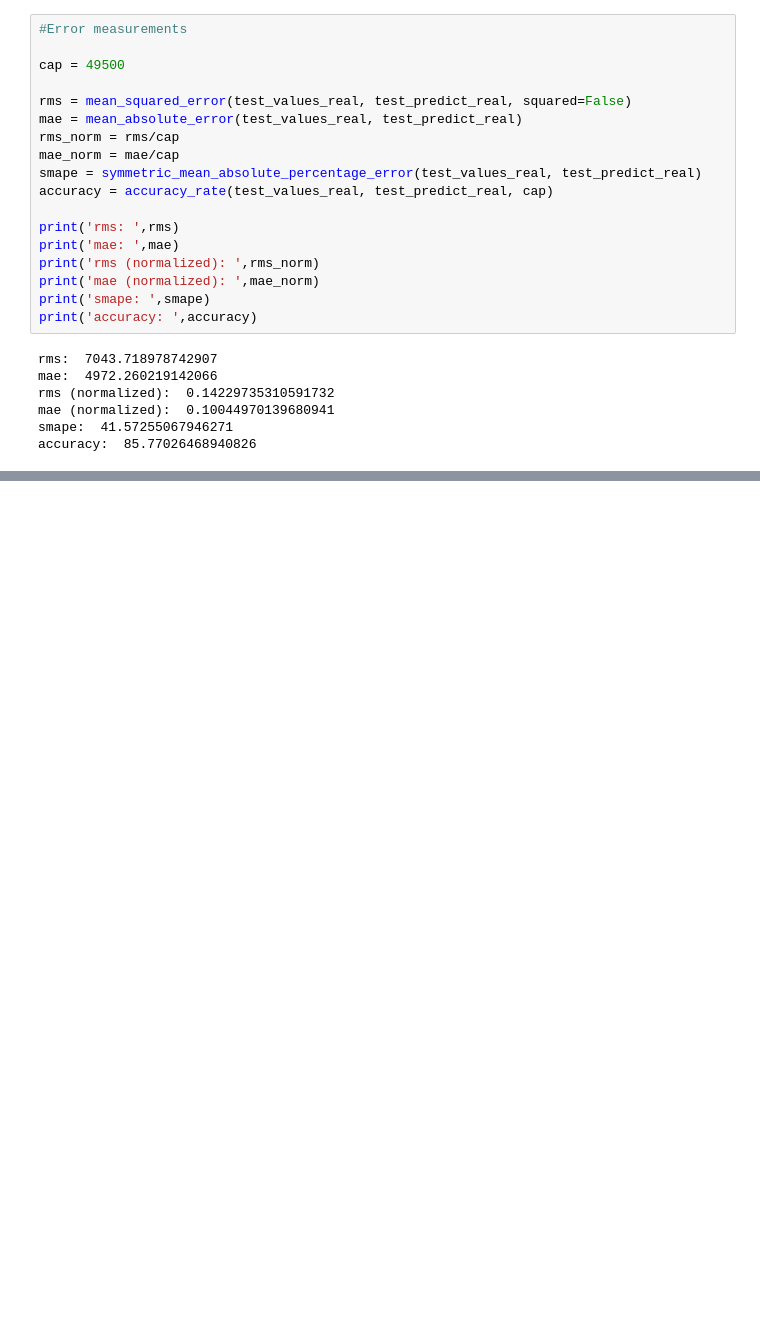
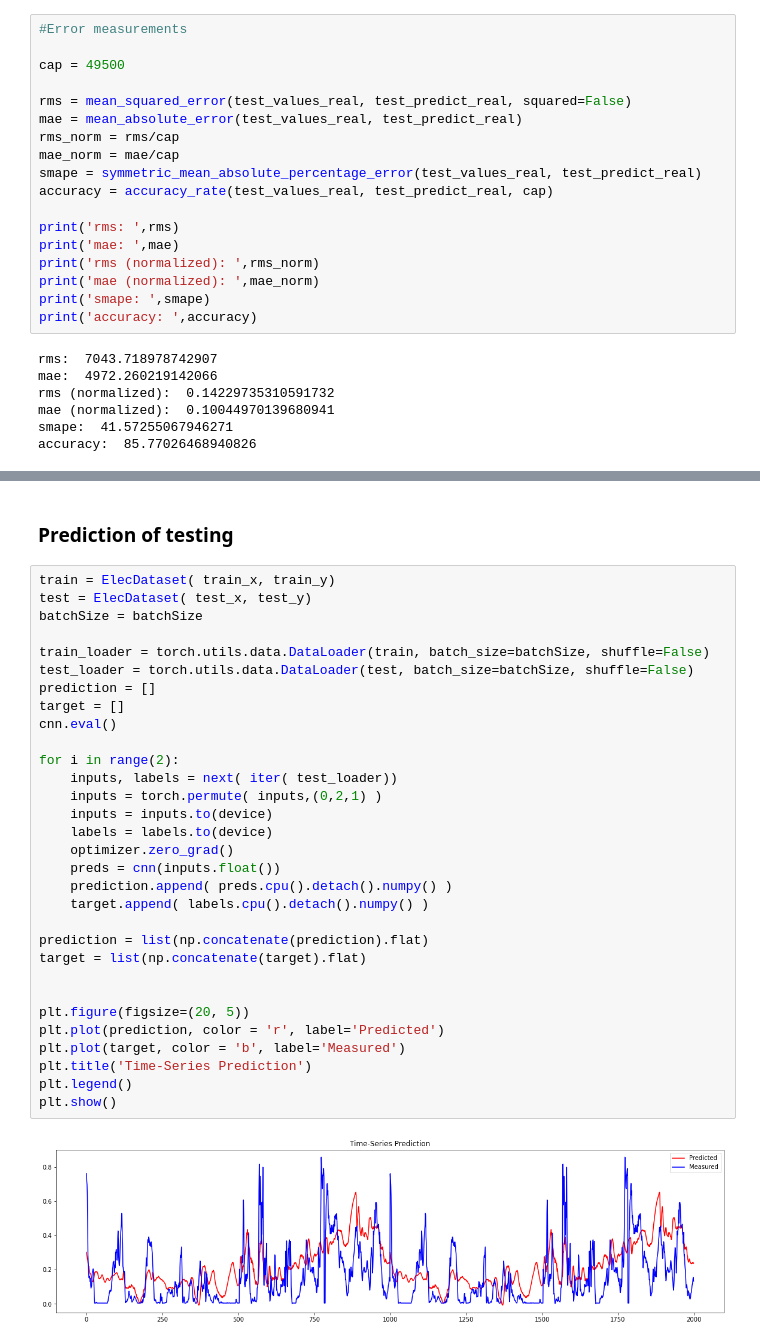
Before and after one commit to tamas-paulik/WindPower_Estimation, a Jupyter notebook: Wind_Power_Prediction_WindGurus.ipynb, the cells around one changed output, grey strips where cells are left out. Saved outputs shown, nothing was run; the diff lists cells and outputs as text; blank space fills up the shorter version.

```diff
--- a/Wind_Power_Prediction_WindGurus.ipynb
+++ b/Wind_Power_Prediction_WindGurus.ipynb
@@ -2118,0 +2378,35 @@ CNN Model code should go here
+# %% [markdown]
+### Prediction of testing
+# %%
+train = ElecDataset( train_x, train_y)
+test = ElecDataset( test_x, test_y)
+batchSize = batchSize
+
+train_loader = torch.utils.data.DataLoader(train, batch_size=batchSize, shuffle=False)
+test_loader = torch.utils.data.DataLoader(test, batch_size=batchSize, shuffle=False)
+prediction = []
+target = []
+cnn.eval()
+
+for i in range(2):
+    inputs, labels = next( iter( test_loader))
+    inputs = torch.permute( inputs,(0,2,1) )
+    inputs = inputs.to(device)
+    labels = labels.to(device)
+    optimizer.zero_grad()
+    preds = cnn(inputs.float())
+    prediction.append( preds.cpu().detach().numpy() )
+    target.append( labels.cpu().detach().numpy() )
+
+prediction = list(np.concatenate(prediction).flat)
+target = list(np.concatenate(target).flat)
+
+
+plt.figure(figsize=(20, 5))
+plt.plot(prediction, color = 'r', label='Predicted')
+plt.plot(target, color = 'b', label='Measured')
+plt.title('Time-Series Prediction')
+plt.legend()
+plt.show()
+# %% [output]
+[figure, added]
```
Also changed, not shown: parts of 55 cells of this notebook.
